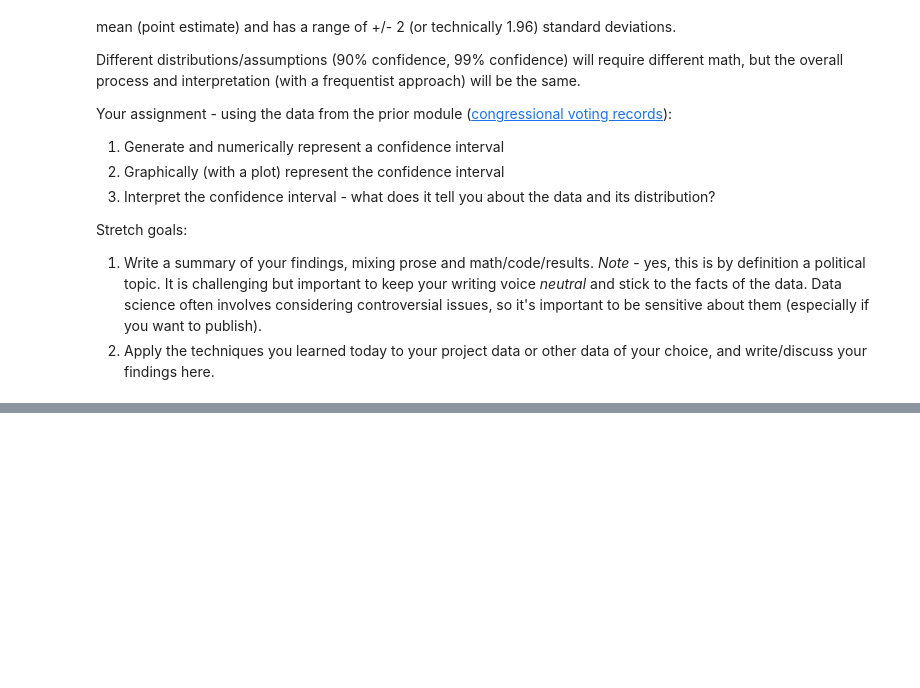
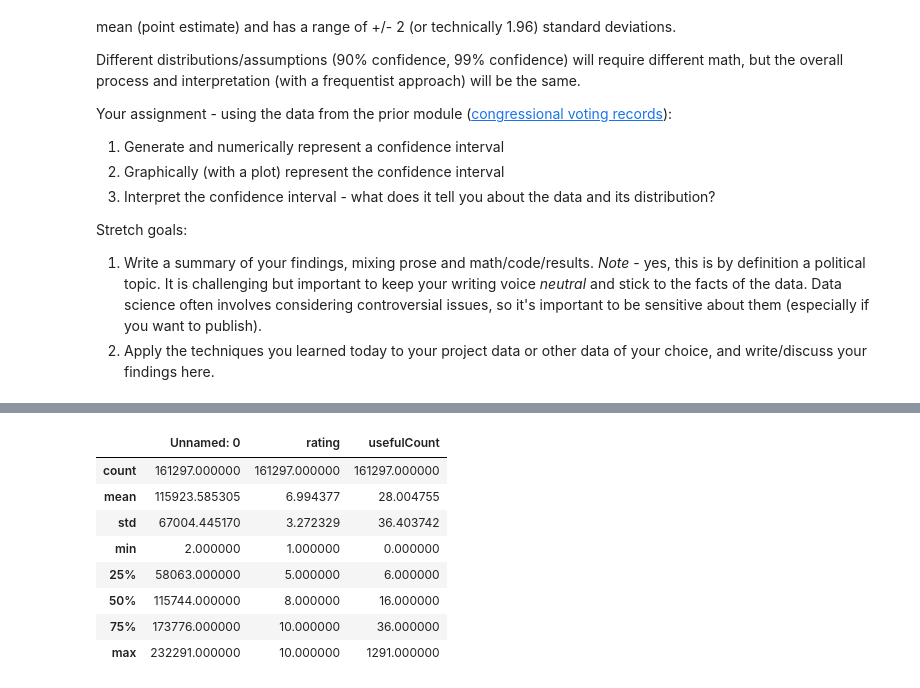
Before and after one commit to bloominstituteoftechnology/DS-Unit-1-Sprint-3-Statistical-Tests-and-Experiments, a Jupyter notebook: module2-sampling-confidence-intervals-and-hypothesis-testing/LS_DS_142_Sampling_Confidence_Intervals_and_Hypothesis_Testing.ipynb, the cells around one changed output, grey strips where cells are left out. Cells and saved outputs as stored; diff of their text form; code cells hidden in the pictures; blank space fills up the shorter version.

```diff
--- a/module2-sampling-confidence-intervals-and-hypothesis-testing/LS_DS_142_Sampling_Confidence_Intervals_and_Hypothesis_Testing.ipynb
+++ b/module2-sampling-confidence-intervals-and-hypothesis-testing/LS_DS_142_Sampling_Confidence_Intervals_and_Hypothesis_Testing.ipynb
@@ -99,0 +280,12 @@ Stretch goals:
+# %%
+df.describe()
+# %% [output]
+|  | Unnamed: 0 | rating | usefulCount |
+| count | 161297.000000 | 161297.000000 | 161297.000000 |
+| mean | 115923.585305 | 6.994377 | 28.004755 |
+| std | 67004.445170 | 3.272329 | 36.403742 |
+| min | 2.000000 | 1.000000 | 0.000000 |
+| 25% | 58063.000000 | 5.000000 | 6.000000 |
+| 50% | 115744.000000 | 8.000000 | 16.000000 |
+| 75% | 173776.000000 | 10.000000 | 36.000000 |
+| max | 232291.000000 | 10.000000 | 1291.000000 |
```
Also changed, not shown: parts of 35 cells of this notebook.
